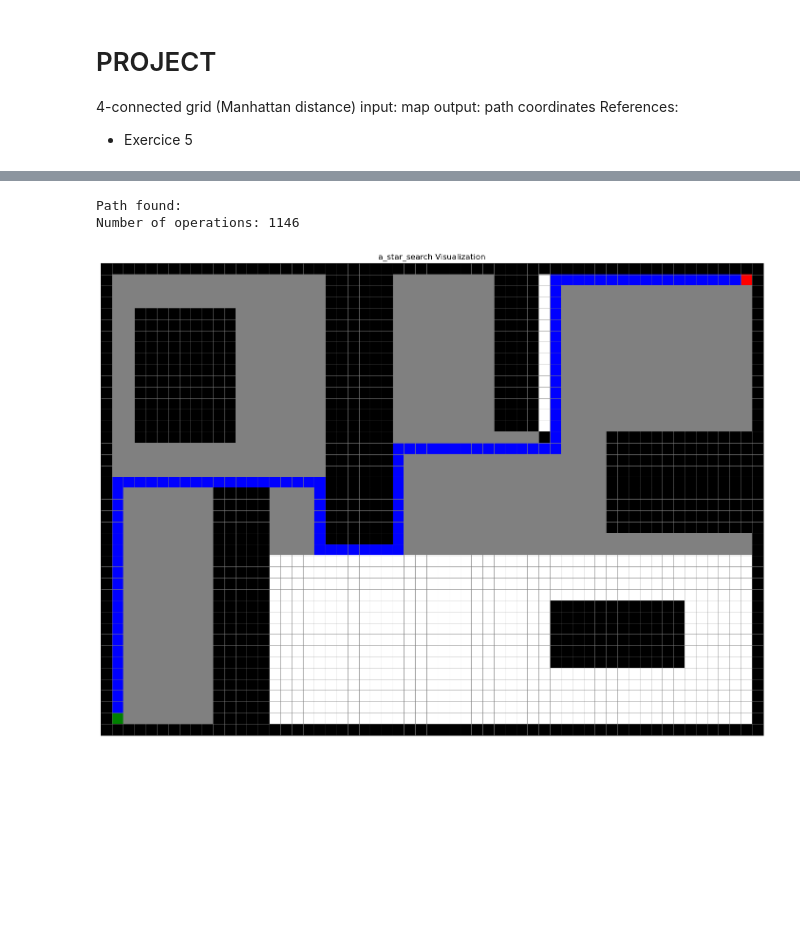
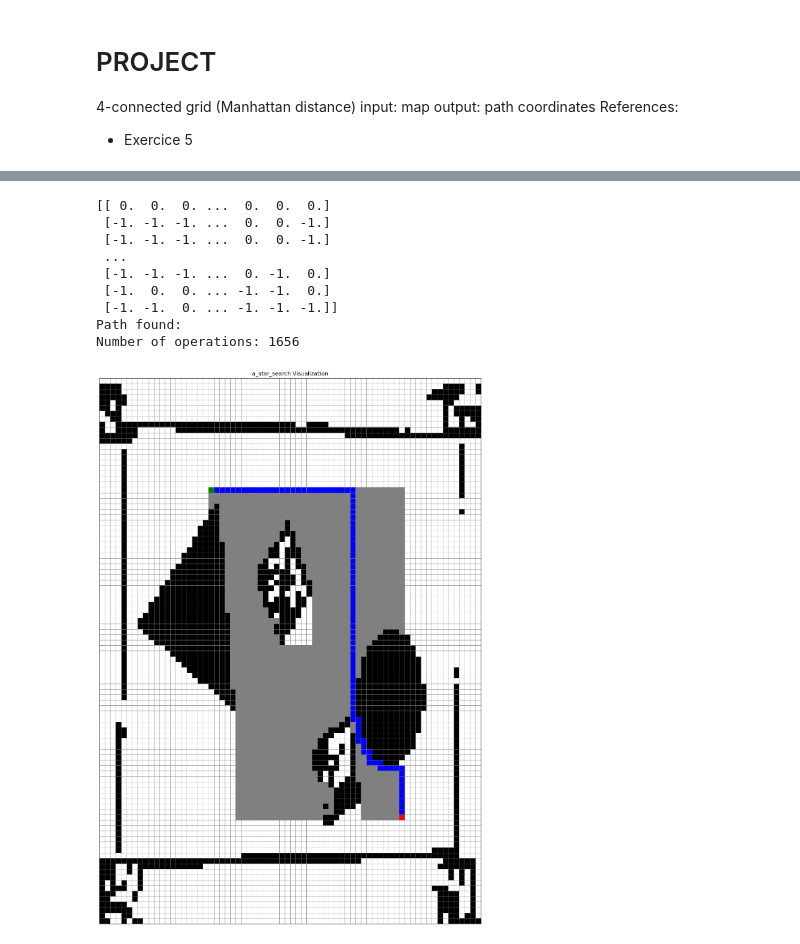
Before and after one commit to Ukrain-programmer/Basics-of-mobile-robotics, a Jupyter notebook: GLOBAL_VISION/GLOBAL_NAVIGATION.ipynb, the cells around one changed output, grey strips where cells are left out. Cells and saved outputs as stored; diff of their text form; code cells hidden in the pictures; blank space fills up the shorter version.

```diff
--- a/GLOBAL_VISION/GLOBAL_NAVIGATION.ipynb
+++ b/GLOBAL_VISION/GLOBAL_NAVIGATION.ipynb
@@ -8,9 +54,4 @@ References:
 # %%
-import numpy as np
-import matplotlib.pyplot as plt
-from matplotlib.colors import ListedColormap
-from heapq import heappush, heappop
-
 def heuristic(a, b):
     # Implement the Manhattan distance heuristic
     return abs(a[0] - b[0]) + abs(a[1] - b[1])
@@ -127,35 +168,65 @@ def global_navigation(map_grid, start, goal):
         print("Path found:")
         print(f"Number of operations: {operation_count}")
         display_map(map_grid, path, start, goal, explored)
-        return path
+        #return path
     else:
         print("No path found.")
 
 def main():
     ########
     # INPUT FROM VISION
     ########
+    """
+    with open("bw_image.txt", "w") as file:
+        for row in bw_image:
+            file.write(" ".join(map(str, row)) + "\n")
+    """
+
+    Map = bw_image
+    print(Map)
+    SearchStart = (20, 20)
+    SearchGoal  = (80, 55)
+
+    #SearchStart = (height//10*2, width//10*2)
+    #SearchGoal  = (height//10*8, width//10*8)
+    """
     Map = np.zeros((42, 59)) #A0
     #Map[5, 3] = 2; # Weighted cell
     Map[0, :] = -1; Map[41, :] = -1; Map[:, 0] = -1; Map[:, 58] = -1 # bordure
     Map[15, 39] = -1;
     Map[4:16, 3:12] = -1
     Map[1:25, 20:26] = -1
     Map[1:15, 35:39] = -1
     Map[30:36, 40:52] = -1
     Map[15:24, 45:58] = -1
     Map[20:41, 10:15] = -1
     SearchStart = (40, 1)
     SearchGoal  = (1, 57)
+    print(Map)
+    """
+    """
+    with open("mapp.txt", "w") as file:
+        for row in Map:
+            file.write(" ".join(map(str, row)) + "\n")"""
     ########
     # INPUT FROM VISION
     ########
+    """with open("map.txt", "w") as file:
+        for row in Map:
+            file.write(" ".join(map(str, row)) + "\n")"""
 
     path = global_navigation(Map, SearchStart, SearchGoal)
     #output is the path
 
 main()
 # %% [output]
+[[ 0.  0.  0. ...  0.  0.  0.]
+ [-1. -1. -1. ...  0.  0. -1.]
+ [-1. -1. -1. ...  0.  0. -1.]
+ ...
+ [-1. -1. -1. ...  0. -1.  0.]
+ [-1.  0.  0. ... -1. -1.  0.]
+ [-1. -1.  0. ... -1. -1. -1.]]
 Path found:
-Number of operations: 1146
+Number of operations: 1656
-[figure, old version]
+[figure, new version]
```
Also changed, not shown: parts of 2 cells of this notebook.
